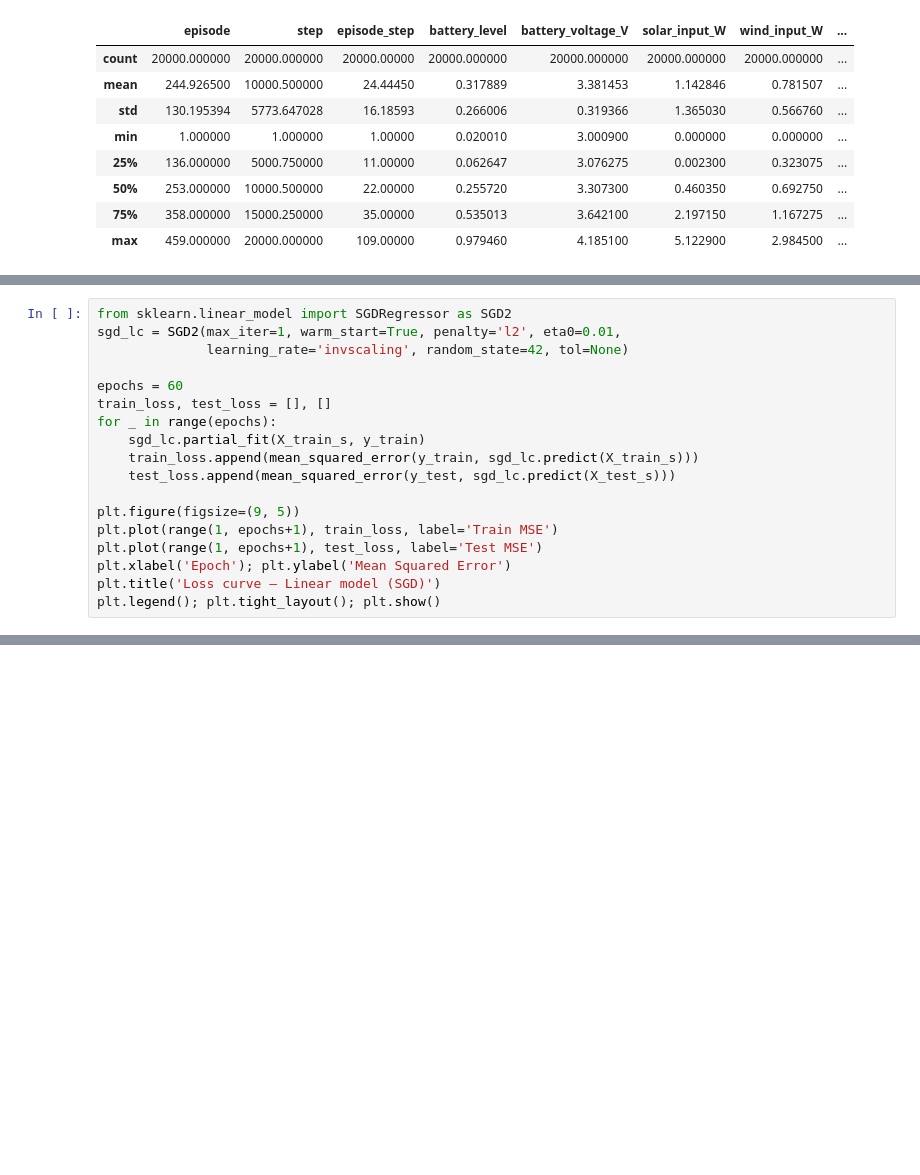
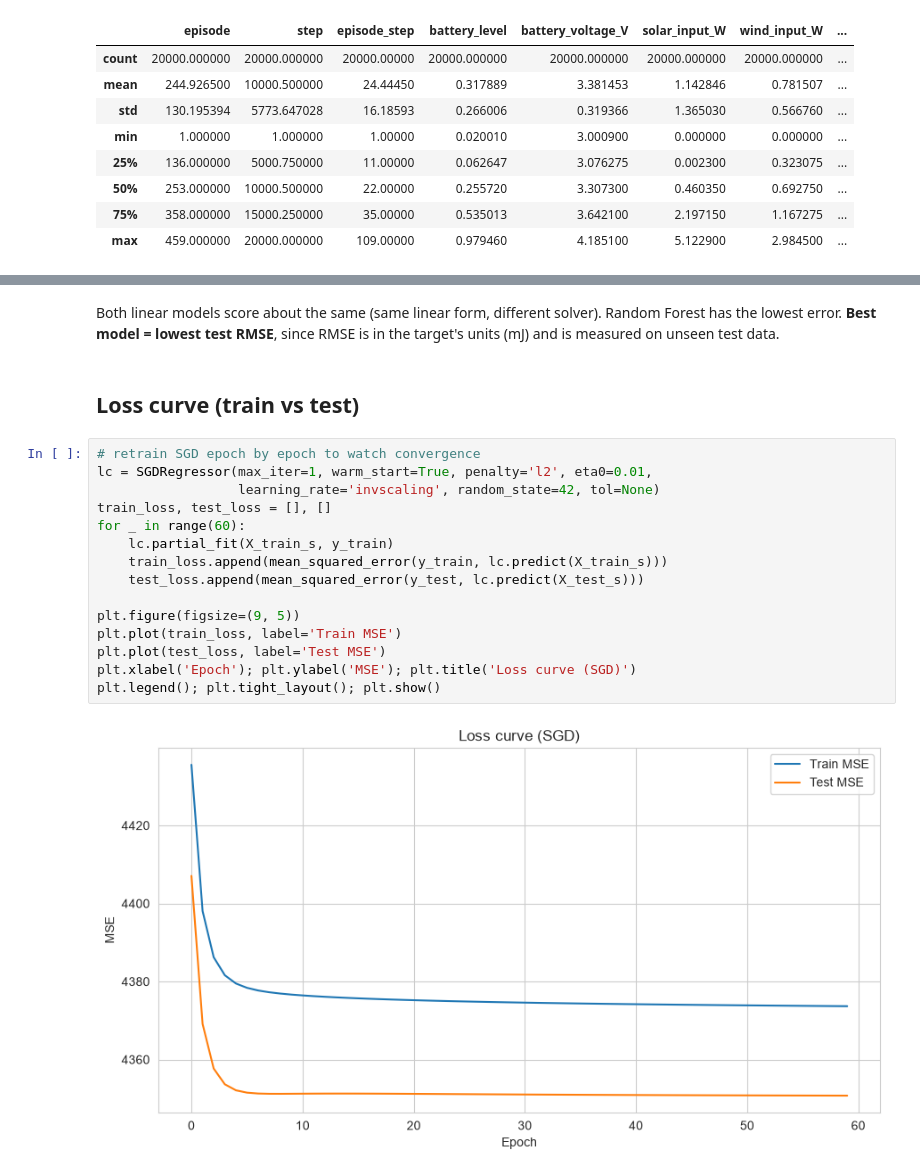
Before and after one commit to Akinloye3264/Regression-Analysis-Mobile-Application, a Jupyter notebook: summative/linear_regression/multivariate.ipynb, the cells around one changed output, grey strips where cells are left out. Saved outputs shown, nothing was run; the diff lists cells and outputs as text; blank space fills up the shorter version.

```diff
--- a/summative/linear_regression/multivariate.ipynb
+++ b/summative/linear_regression/multivariate.ipynb
@@ -260,18 +73,0 @@ modes.
-# %%
-from sklearn.linear_model import SGDRegressor as SGD2
-sgd_lc = SGD2(max_iter=1, warm_start=True, penalty='l2', eta0=0.01,
-              learning_rate='invscaling', random_state=42, tol=None)
-
-epochs = 60
-train_loss, test_loss = [], []
-for _ in range(epochs):
-    sgd_lc.partial_fit(X_train_s, y_train)
-    train_loss.append(mean_squared_error(y_train, sgd_lc.predict(X_train_s)))
-    test_loss.append(mean_squared_error(y_test, sgd_lc.predict(X_test_s)))
-
-plt.figure(figsize=(9, 5))
-plt.plot(range(1, epochs+1), train_loss, label='Train MSE')
-plt.plot(range(1, epochs+1), test_loss, label='Test MSE')
-plt.xlabel('Epoch'); plt.ylabel('Mean Squared Error')
-plt.title('Loss curve — Linear model (SGD)')
-plt.legend(); plt.tight_layout(); plt.show()
@@ -356,0 +202,21 @@ come from richer features (e.g. battery state, radio conditions) rather than mor
+# %% [markdown]
+Both linear models score about the same (same linear form, different solver). Random Forest has the lowest error. **Best model = lowest test RMSE**, since RMSE is in the target's units (mJ) and is measured on unseen test data.
+# %% [markdown]
+## Loss curve (train vs test)
+# %%
+# retrain SGD epoch by epoch to watch convergence
+lc = SGDRegressor(max_iter=1, warm_start=True, penalty='l2', eta0=0.01,
+                  learning_rate='invscaling', random_state=42, tol=None)
+train_loss, test_loss = [], []
+for _ in range(60):
+    lc.partial_fit(X_train_s, y_train)
+    train_loss.append(mean_squared_error(y_train, lc.predict(X_train_s)))
+    test_loss.append(mean_squared_error(y_test, lc.predict(X_test_s)))
+
+plt.figure(figsize=(9, 5))
+plt.plot(train_loss, label='Train MSE')
+plt.plot(test_loss, label='Test MSE')
+plt.xlabel('Epoch'); plt.ylabel('MSE'); plt.title('Loss curve (SGD)')
+plt.legend(); plt.tight_layout(); plt.show()
+# %% [output]
+[figure, added]
```
Also changed, not shown: parts of 66 cells of this notebook, 4 other files.
